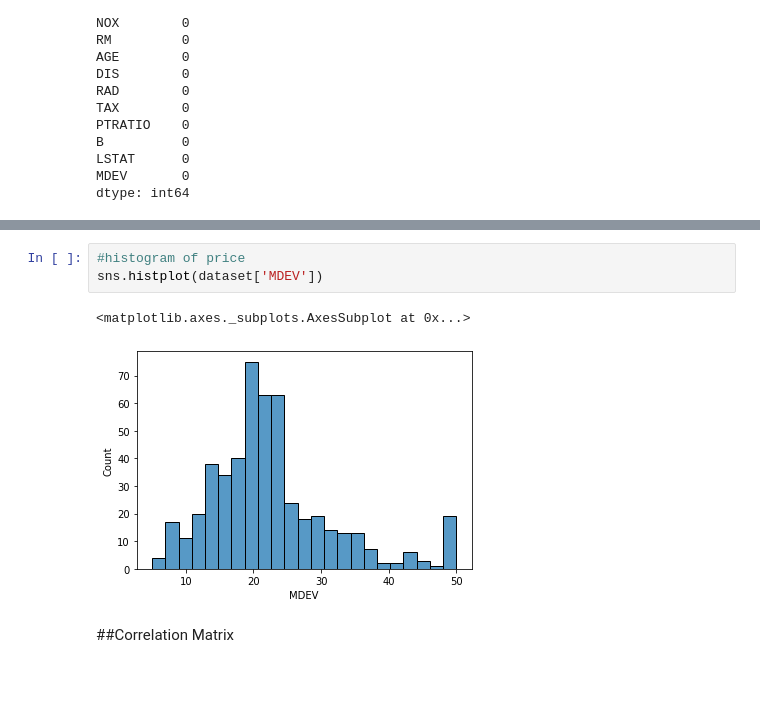
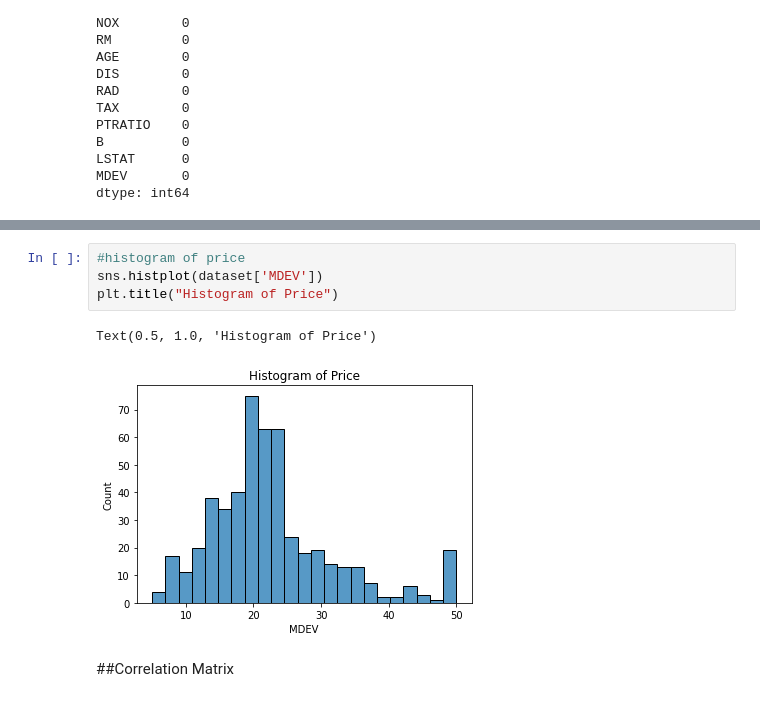
Before and after one commit to ZahraDehghani99/AI-Internship, a Jupyter notebook: Boston_Housing_Price.ipynb, the cells around one changed output, grey strips where cells are left out. Drawn from its saved outputs; the diff is of its cells as text.

Commit message:
Add title to plots.

```diff
--- a/Boston_Housing_Price.ipynb
+++ b/Boston_Housing_Price.ipynb
@@ -60,9 +60,10 @@ dataset.describe()
 # %%
 #histogram of price
 sns.histplot(dataset['MDEV'])
+plt.title("Histogram of Price")
 # %% [output]
-<matplotlib.axes._subplots.AxesSubplot at 0x...>
+Text(0.5, 1.0, 'Histogram of Price')
-[figure, old version]
+[figure, new version]
 # %% [markdown]
 ##Correlation Matrix
 # %%
```
Also changed, not shown: parts of 1 cell of this notebook.
